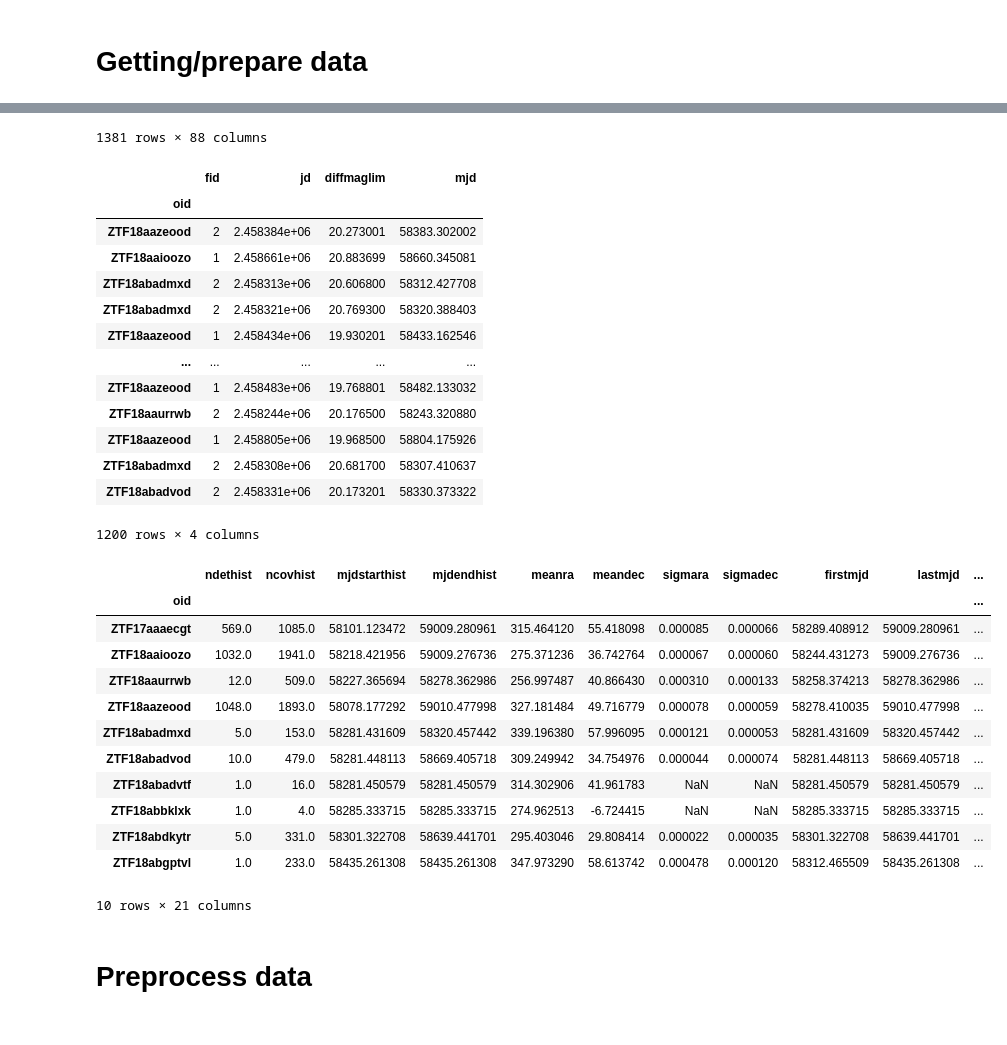
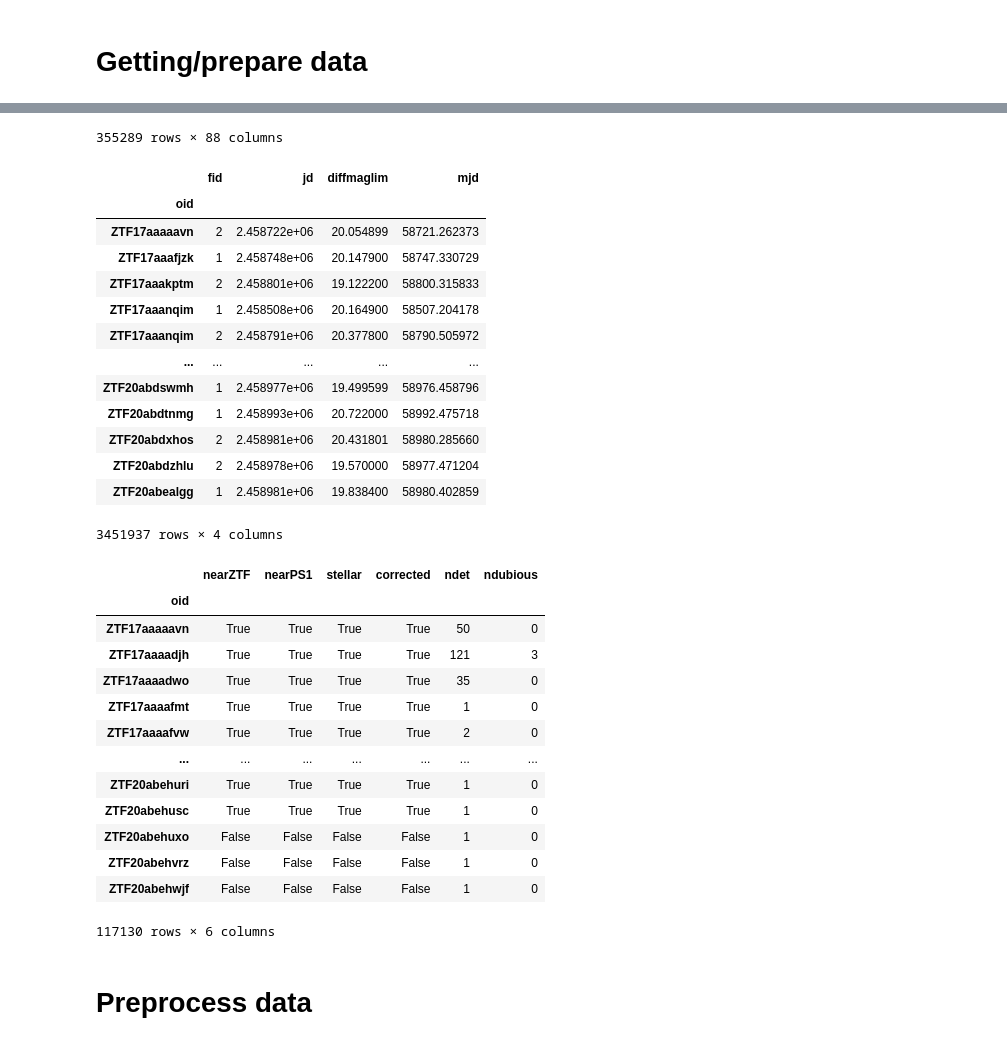
Before and after one commit to alercebroker/lc_classifier, a Jupyter notebook: notebooks/use_case_hierarchical_features.ipynb, the cells around one changed output, grey strips where cells are left out. Cells and saved outputs as stored; diff of their text form; code cells hidden in the pictures.

Commit message:
UPD: Preprocess get detections with enough alerts

```diff
--- a/notebooks/use_case_hierarchical_features.ipynb
+++ b/notebooks/use_case_hierarchical_features.ipynb
@@ -20,11 +20,10 @@ extractor = CustomHierarchicalExtractor()
 # %% [markdown]
 # Getting/prepare data
 # %%
-detections = pd.read_parquet("../data_examples/parquets/10_objects_corrected.parquet")
-non_detections = pd.read_parquet("../data_examples/parquets/10_objects_non_detections.parquet",
+detections = pd.read_parquet("/home/javier/Downloads/corrected_0.parquet")
+non_detections = pd.read_parquet("/home/javier/Downloads/non_detections_0.pickle",
                                 columns=["objectId", "fid", "jd", "diffmaglim"])
-objects = pd.read_parquet("../data_examples/parquets/10_objects_objstats.parquet")
-magstats = pd.read_parquet("../data_examples/parquets/10_objects_magstats.parquet")
+objects = pd.read_parquet("/home/javier/Downloads/objstats_0.parquet")
 
 non_detections["mjd"] = non_detections["jd"] - 2400000.5
 
@@ -57,31 +56,32 @@ display(objects)
-1381 rows × 88 columns
+355289 rows × 88 columns
 |  | fid | jd | diffmaglim | mjd |
 | oid |  |  |  |  |
-| ZTF18aazeood | 2 | 2.458384e+06 | 20.273001 | 58383.302002 |
-| ZTF18aaioozo | 1 | 2.458661e+06 | 20.883699 | 58660.345081 |
-| ZTF18abadmxd | 2 | 2.458313e+06 | 20.606800 | 58312.427708 |
-| ZTF18abadmxd | 2 | 2.458321e+06 | 20.769300 | 58320.388403 |
-| ZTF18aazeood | 1 | 2.458434e+06 | 19.930201 | 58433.162546 |
+| ZTF17aaaaavn | 2 | 2.458722e+06 | 20.054899 | 58721.262373 |
+| ZTF17aaafjzk | 1 | 2.458748e+06 | 20.147900 | 58747.330729 |
+| ZTF17aaakptm | 2 | 2.458801e+06 | 19.122200 | 58800.315833 |
+| ZTF17aaanqim | 1 | 2.458508e+06 | 20.164900 | 58507.204178 |
+| ZTF17aaanqim | 2 | 2.458791e+06 | 20.377800 | 58790.505972 |
 | ... | ... | ... | ... | ... |
-| ZTF18aazeood | 1 | 2.458483e+06 | 19.768801 | 58482.133032 |
-| ZTF18aaurrwb | 2 | 2.458244e+06 | 20.176500 | 58243.320880 |
-| ZTF18aazeood | 1 | 2.458805e+06 | 19.968500 | 58804.175926 |
-| ZTF18abadmxd | 2 | 2.458308e+06 | 20.681700 | 58307.410637 |
-| ZTF18abadvod | 2 | 2.458331e+06 | 20.173201 | 58330.373322 |
+| ZTF20abdswmh | 1 | 2.458977e+06 | 19.499599 | 58976.458796 |
+| ZTF20abdtnmg | 1 | 2.458993e+06 | 20.722000 | 58992.475718 |
+| ZTF20abdxhos | 2 | 2.458981e+06 | 20.431801 | 58980.285660 |
+| ZTF20abdzhlu | 2 | 2.458978e+06 | 19.570000 | 58977.471204 |
+| ZTF20abealgg | 1 | 2.458981e+06 | 19.838400 | 58980.402859 |
-1200 rows × 4 columns
+3451937 rows × 4 columns
-|  | ndethist | ncovhist | mjdstarthist | mjdendhist | meanra | meandec | sigmara | sigmadec | firstmjd | lastmjd | ... |
-| oid |  |  |  |  |  |  |  |  |  |  | ... |
-| ZTF17aaaecgt | 569.0 | 1085.0 | 58101.123472 | 59009.280961 | 315.464120 | 55.418098 | 0.000085 | 0.000066 | 58289.408912 | 59009.280961 | ... |
-| ZTF18aaioozo | 1032.0 | 1941.0 | 58218.421956 | 59009.276736 | 275.371236 | 36.742764 | 0.000067 | 0.000060 | 58244.431273 | 59009.276736 | ... |
-| ZTF18aaurrwb | 12.0 | 509.0 | 58227.365694 | 58278.362986 | 256.997487 | 40.866430 | 0.000310 | 0.000133 | 58258.374213 | 58278.362986 | ... |
-| ZTF18aazeood | 1048.0 | 1893.0 | 58078.177292 | 59010.477998 | 327.181484 | 49.716779 | 0.000078 | 0.000059 | 58278.410035 | 59010.477998 | ... |
-| ZTF18abadmxd | 5.0 | 153.0 | 58281.431609 | 58320.457442 | 339.196380 | 57.996095 | 0.000121 | 0.000053 | 58281.431609 | 58320.457442 | ... |
-| ZTF18abadvod | 10.0 | 479.0 | 58281.448113 | 58669.405718 | 309.249942 | 34.754976 | 0.000044 | 0.000074 | 58281.448113 | 58669.405718 | ... |
-| ZTF18abadvtf | 1.0 | 16.0 | 58281.450579 | 58281.450579 | 314.302906 | 41.961783 | NaN | NaN | 58281.450579 | 58281.450579 | ... |
-| ZTF18abbklxk | 1.0 | 4.0 | 58285.333715 | 58285.333715 | 274.962513 | -6.724415 | NaN | NaN | 58285.333715 | 58285.333715 | ... |
-| ZTF18abdkytr | 5.0 | 331.0 | 58301.322708 | 58639.441701 | 295.403046 | 29.808414 | 0.000022 | 0.000035 | 58301.322708 | 58639.441701 | ... |
-| ZTF18abgptvl | 1.0 | 233.0 | 58435.261308 | 58435.261308 | 347.973290 | 58.613742 | 0.000478 | 0.000120 | 58312.465509 | 58435.261308 | ... |
+|  | nearZTF | nearPS1 | stellar | corrected | ndet | ndubious |
+| oid |  |  |  |  |  |  |
+| ZTF17aaaaavn | True | True | True | True | 50 | 0 |
+| ZTF17aaaadjh | True | True | True | True | 121 | 3 |
+| ZTF17aaaadwo | True | True | True | True | 35 | 0 |
+| ZTF17aaaafmt | True | True | True | True | 1 | 0 |
+| ZTF17aaaafvw | True | True | True | True | 2 | 0 |
+| ... | ... | ... | ... | ... | ... | ... |
+| ZTF20abehuri | True | True | True | True | 1 | 0 |
+| ZTF20abehusc | True | True | True | True | 1 | 0 |
+| ZTF20abehuxo | False | False | False | False | 1 | 0 |
+| ZTF20abehvrz | False | False | False | False | 1 | 0 |
+| ZTF20abehwjf | False | False | False | False | 1 | 0 |
-10 rows × 21 columns
+117130 rows × 6 columns
 # %% [markdown]
 # Preprocess data
 # %%
```
Also changed, not shown: parts of 6 cells of this notebook, 4 other files.
